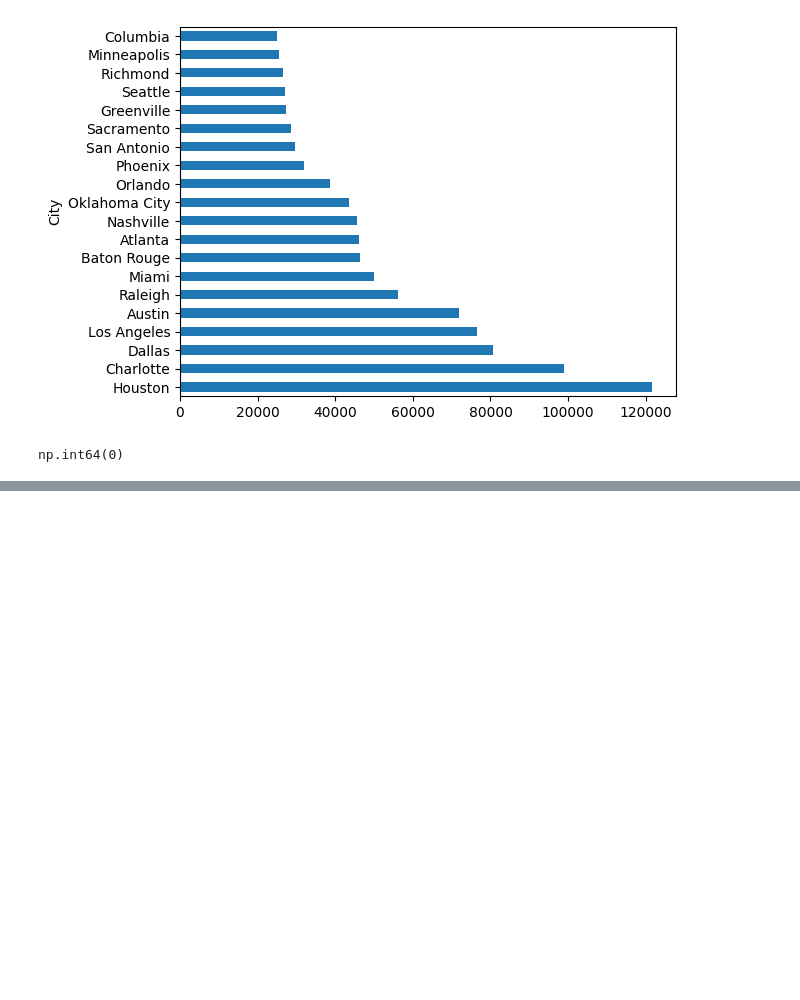
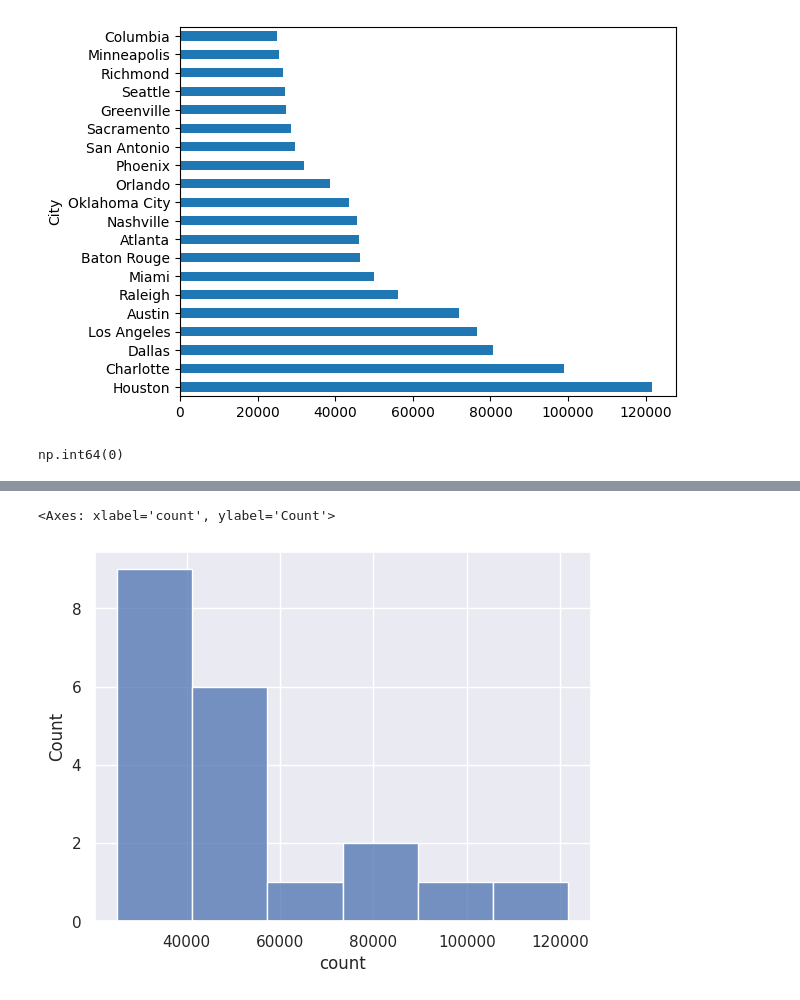
Before and after one commit to teerth-code/Exploratory-Data-Analysis-on-Accidents-in-America, a Jupyter notebook: eda.ipynb, the cells around one changed output, grey strips where cells are left out. Drawn from its saved outputs; the diff is of its cells as text; code cells hidden in the pictures; blank space fills up the shorter version.

```diff
--- a/eda.ipynb
+++ b/eda.ipynb
@@ -204,0 +227,8 @@ np.int64(0)
+# %%
+import seaborn as sns
+sns.set_theme(style = "darkgrid")
+# %%
+sns.histplot(sorted_cities)
+# %% [output]
+<Axes: xlabel='count', ylabel='Count'>
+[figure, added]
```
Also changed, not shown: parts of 2 cells of this notebook.
